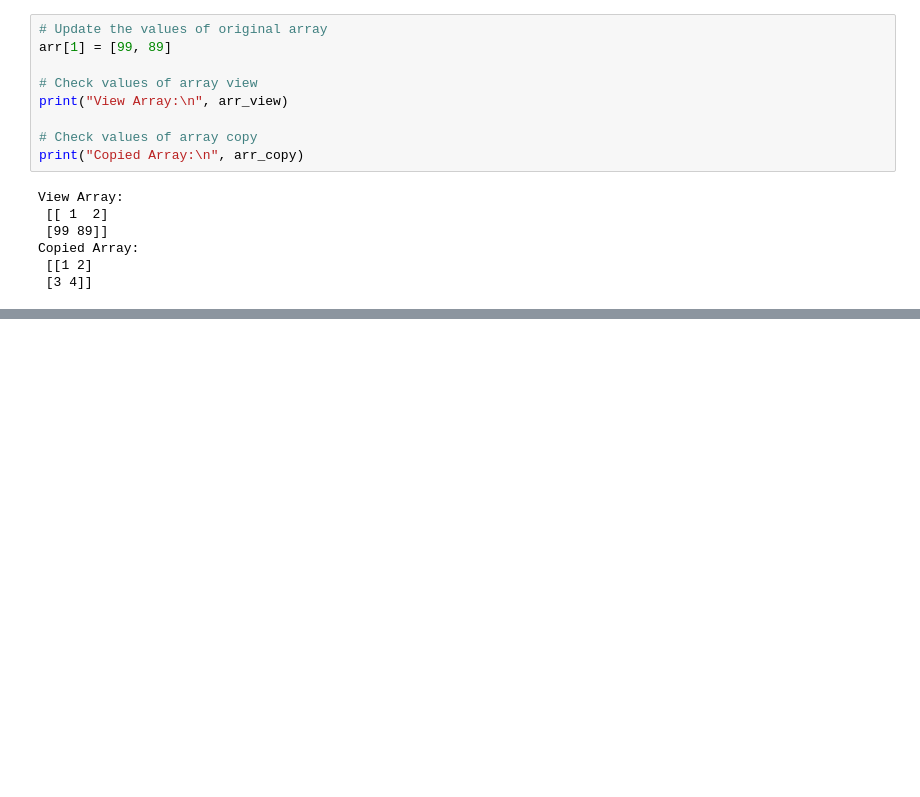
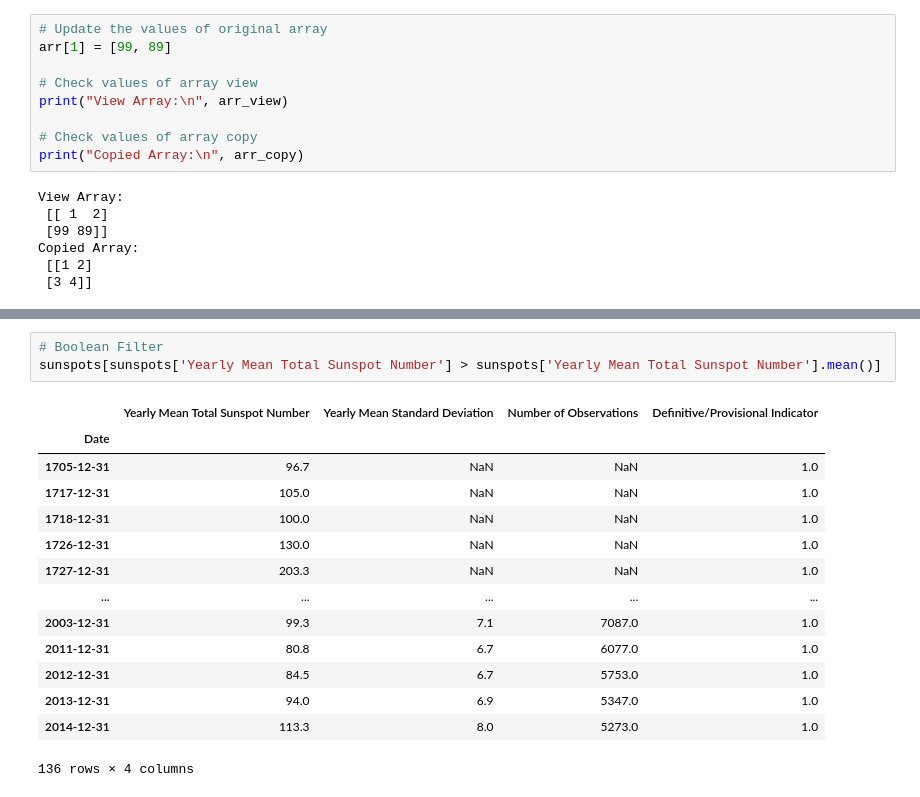
Before and after one commit to PiotrWaluszek/DataAnalysisRevision, a Jupyter notebook: DataAnalysiswithPython.ipynb, the cells around one changed output, grey strips where cells are left out. Saved outputs shown, nothing was run; the diff lists cells and outputs as text; blank space fills up the shorter version.

```diff
--- a/DataAnalysiswithPython.ipynb
+++ b/DataAnalysiswithPython.ipynb
@@ -547,0 +902,18 @@ Copied Array:
+# %%
+# Boolean Filter
+sunspots[sunspots['Yearly Mean Total Sunspot Number'] > sunspots['Yearly Mean Total Sunspot Number'].mean()]
+# %% [output]
+|  | Yearly Mean Total Sunspot Number | Yearly Mean Standard Deviation | Number of Observations | Definitive/Provisional Indicator |
+| Date |  |  |  |  |
+| 1705-12-31 | 96.7 | NaN | NaN | 1.0 |
+| 1717-12-31 | 105.0 | NaN | NaN | 1.0 |
+| 1718-12-31 | 100.0 | NaN | NaN | 1.0 |
+| 1726-12-31 | 130.0 | NaN | NaN | 1.0 |
+| 1727-12-31 | 203.3 | NaN | NaN | 1.0 |
+| ... | ... | ... | ... | ... |
+| 2003-12-31 | 99.3 | 7.1 | 7087.0 | 1.0 |
+| 2011-12-31 | 80.8 | 6.7 | 6077.0 | 1.0 |
+| 2012-12-31 | 84.5 | 6.7 | 5753.0 | 1.0 |
+| 2013-12-31 | 94.0 | 6.9 | 5347.0 | 1.0 |
+| 2014-12-31 | 113.3 | 8.0 | 5273.0 | 1.0 |
+136 rows × 4 columns
```
Also changed, not shown: parts of 87 cells of this notebook.
